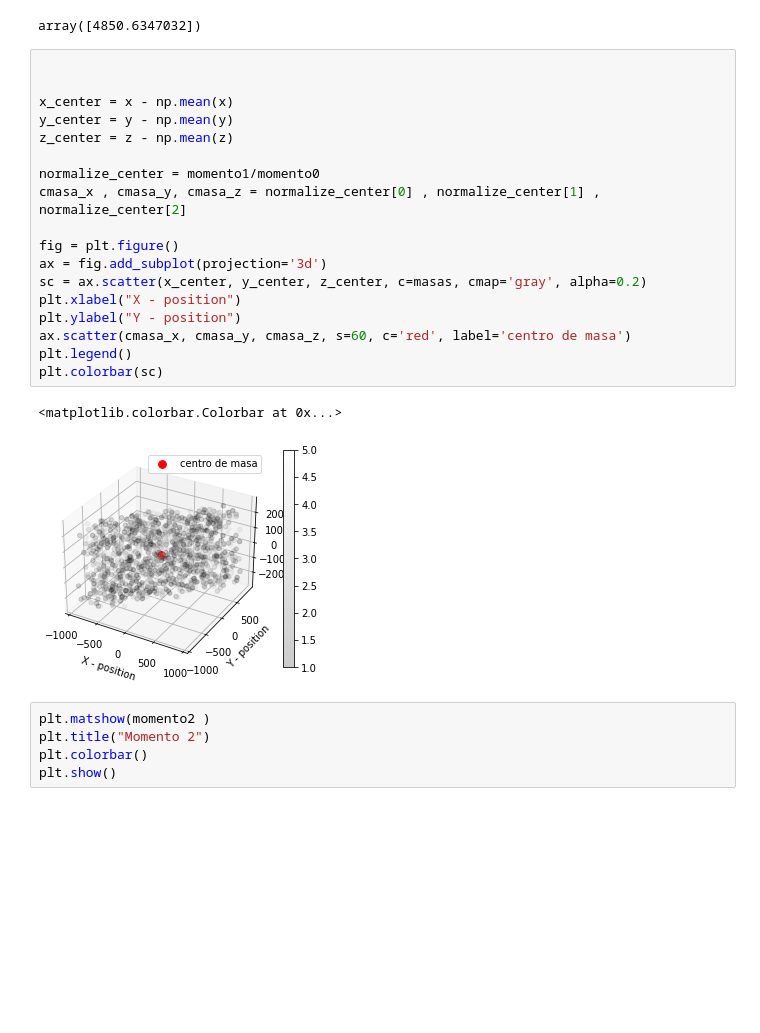
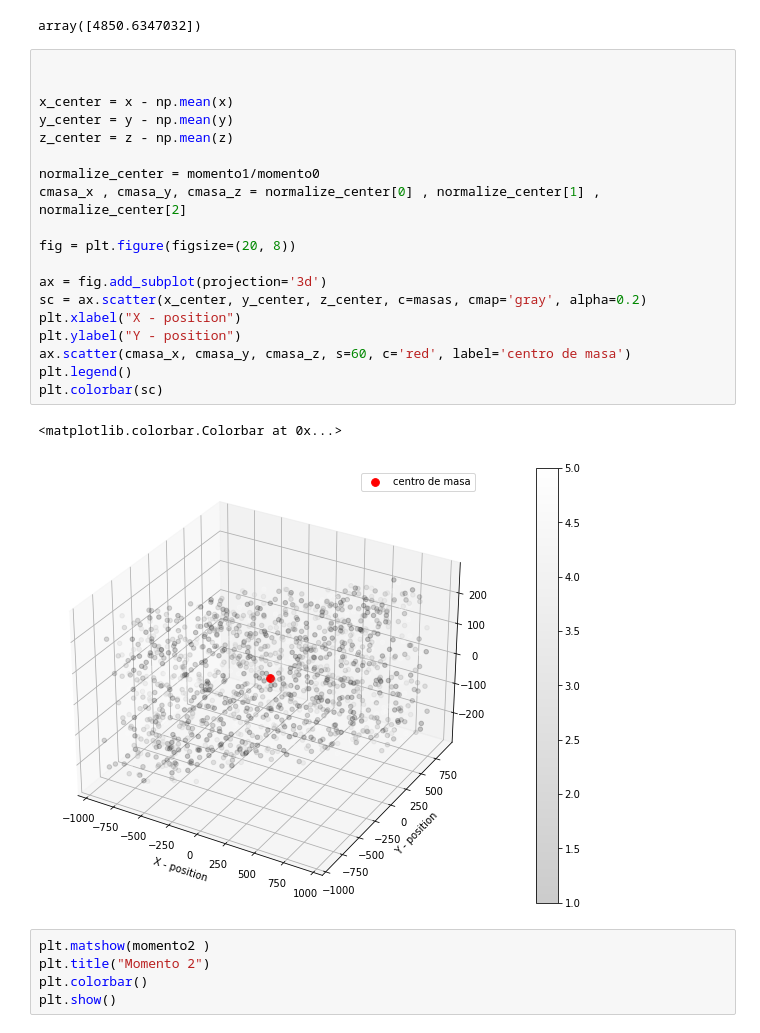
Before and after one commit to bemc22/TareasCursos20B, a Jupyter notebook: Codigos/asignacion2/particulas3d.ipynb, the cells around one changed output. Saved outputs shown, nothing was run; the diff lists cells and outputs as text; blank space fills up the shorter version.

```diff
--- a/Codigos/asignacion2/particulas3d.ipynb
+++ b/Codigos/asignacion2/particulas3d.ipynb
@@ -49,24 +49,25 @@ array([4850.6347032])
 # %%
 
 
 x_center = x - np.mean(x)
 y_center = y - np.mean(y)
 z_center = z - np.mean(z)
 
 normalize_center = momento1/momento0
 cmasa_x , cmasa_y, cmasa_z = normalize_center[0] , normalize_center[1] , normalize_center[2]
 
-fig = plt.figure()
+fig = plt.figure(figsize=(20, 8))
+
 ax = fig.add_subplot(projection='3d')
 sc = ax.scatter(x_center, y_center, z_center, c=masas, cmap='gray', alpha=0.2)
 plt.xlabel("X - position")
 plt.ylabel("Y - position")
 ax.scatter(cmasa_x, cmasa_y, cmasa_z, s=60, c='red', label='centro de masa')
 plt.legend()
 plt.colorbar(sc)
 # %% [output]
 <matplotlib.colorbar.Colorbar at 0x...>
-[figure, old version]
+[figure, new version]
 # %%
 plt.matshow(momento2 )
 plt.title("Momento 2")
```
Also changed, not shown: parts of 8 cells of this notebook.
